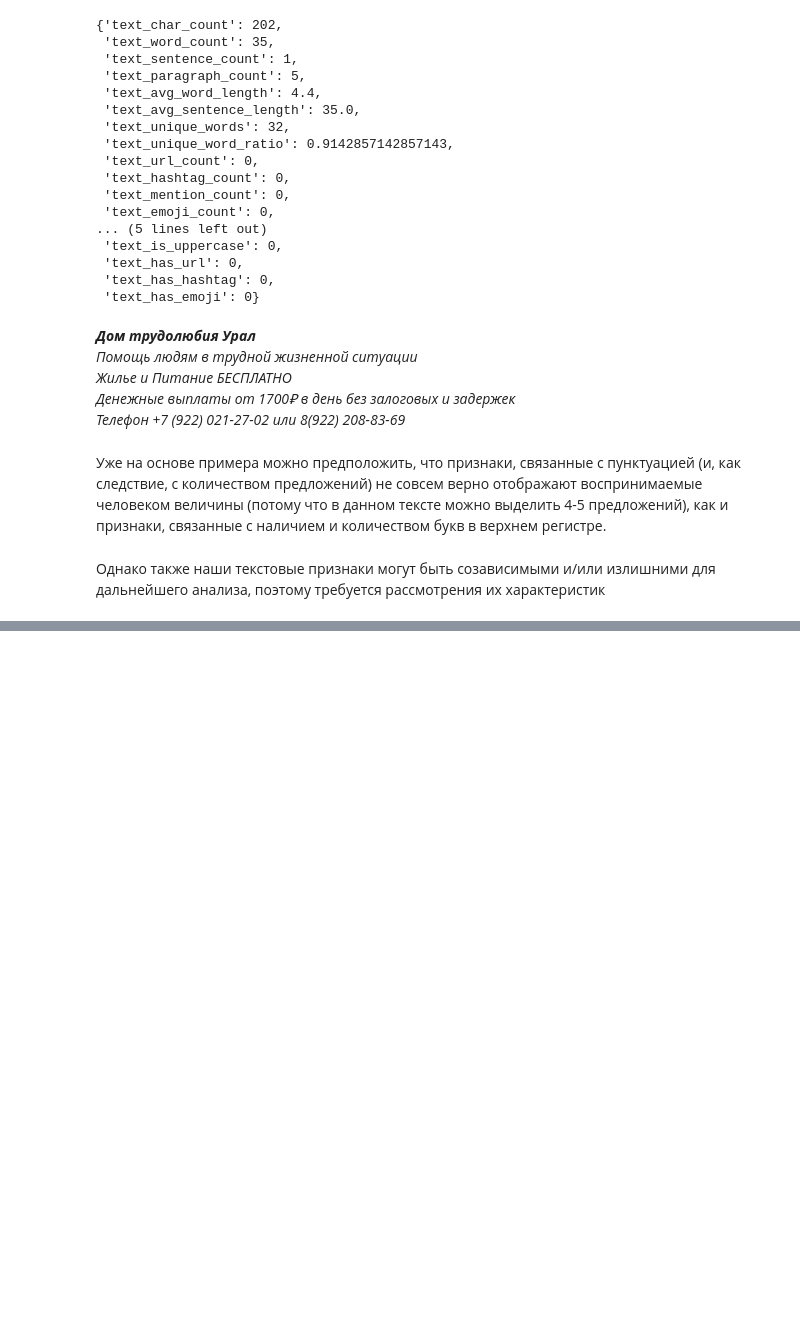
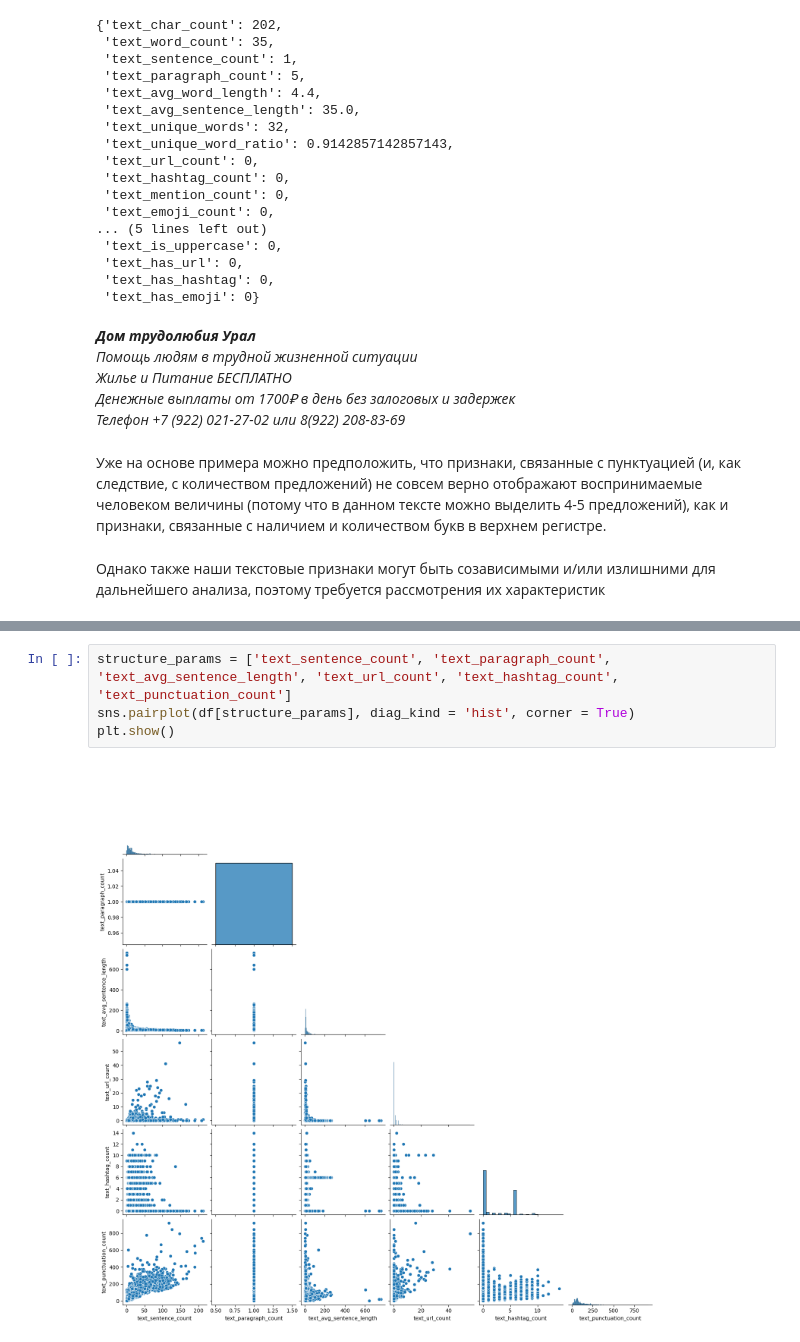
Before and after one commit to StAkinshin/ITMO_Data-Engeneering-Course-26, a Jupyter notebook: notebooks/EDA.ipynb, the cells around one changed output, grey strips where cells are left out. Drawn from its saved outputs; the diff is of its cells as text; blank space fills up the shorter version.

```diff
--- a/notebooks/EDA.ipynb
+++ b/notebooks/EDA.ipynb
@@ -443,0 +469,6 @@ extract_text_features(example_text)
+# %%
+structure_params = ['text_sentence_count', 'text_paragraph_count', 'text_avg_sentence_length', 'text_url_count', 'text_hashtag_count', 'text_punctuation_count']
+sns.pairplot(df[structure_params], diag_kind = 'hist', corner = True)
+plt.show()
+# %% [output]
+[figure, added]
```
Also changed, not shown: parts of 9 cells of this notebook, 1 other file.
